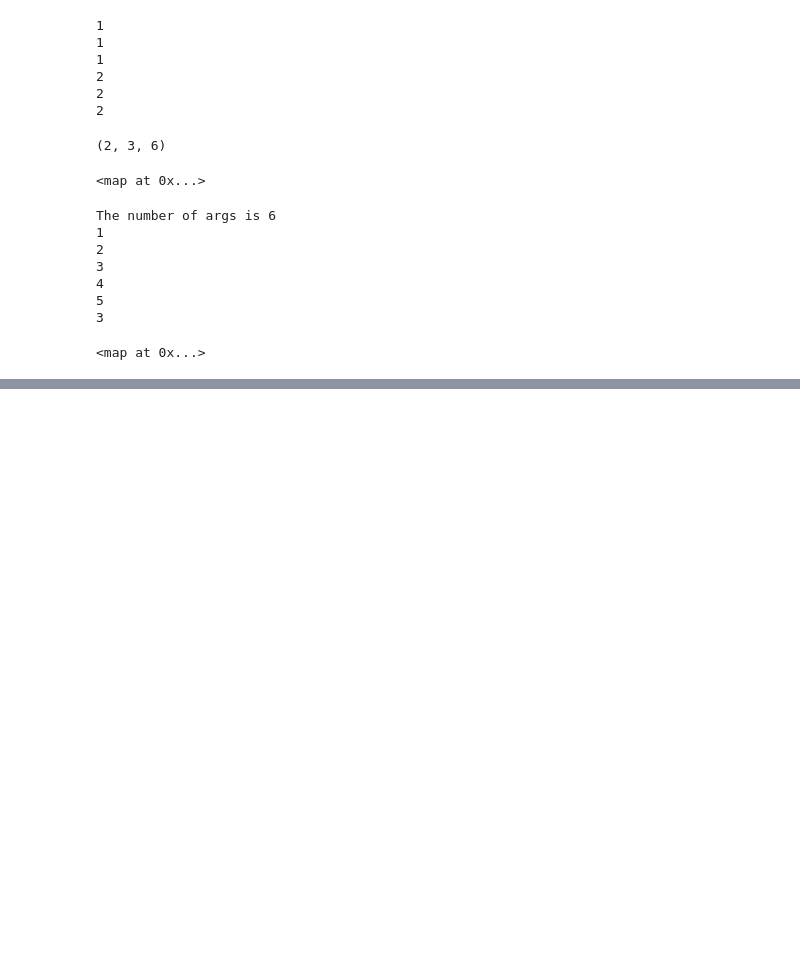
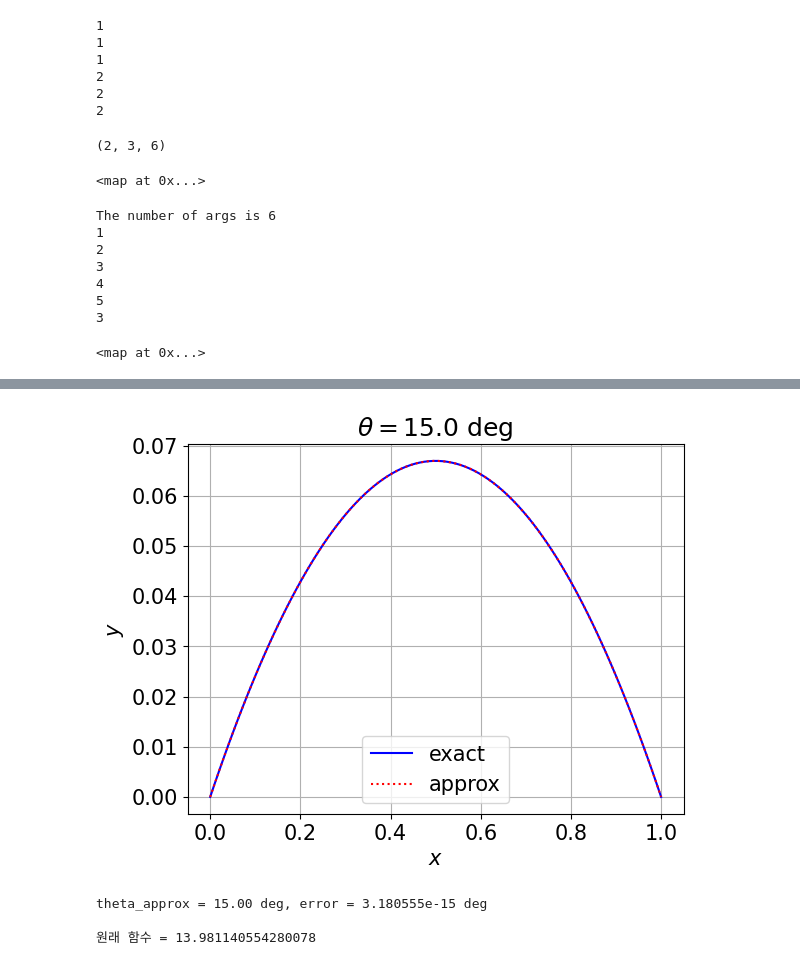
Before and after one commit to La-Folia/Numerical-Analysis, a Jupyter notebook: Integration_of_ODEs/Predictor_corrector_Method.ipynb, the cells around one changed output, grey strips where cells are left out. Drawn from its saved outputs; the diff is of its cells as text; code cells hidden in the pictures; blank space fills up the shorter version.

```diff
--- a/Integration_of_ODEs/Predictor_corrector_Method.ipynb
+++ b/Integration_of_ODEs/Predictor_corrector_Method.ipynb
@@ -137,0 +203,32 @@ map(len, [rows,columns])
+# %%
+v02_g = 2
+x_target = 1
+theta = (np.pi/6) / 2
+
+def F(theta, x, Y): # F = [z, dz/dx]  Y = [y, z]
+    (y, z) = Y
+    F = [z, -1 / (v02_g * np.cos(theta)**2)]
+    return np.array(F) # 미분공식 두개.행렬로 표현
+
+x = np.linspace(0, x_target, 100)
+y_exact = -x**2/(2 * v02_g * np.cos(theta)**2) + np.tan(theta)*x # 원래 주어진 솔루션
+
+Y_0 = np.array([0, np.tan(theta)])
+Y = heun_ode(lambda x, Y: F(theta, x, Y), Y_0, x)
+y_approx = [y for y, z in Y]
+
+
+
+plt.figure()
+
+plt.plot(x, y_exact, "-b", label="exact")
+plt.plot(x, y_approx, ":r", label="approx")
+plt.legend()
+plt.grid()
+plt.xlabel("$x$")
+plt.ylabel("$y$")
+plt.title(f"$\\theta = {theta / np.pi * 180}$ deg")
+
+plt.show()
+# %% [output]
+[figure, added]
@@ -137,0 +269,29 @@ map(len, [rows,columns])
+# %%
+v02_g      = 2         # meter
+x_target   = 1         # meter
+theta_init = np.pi / 6 # initial theta = 30deg
+
+def F(theta, x, Y): # F = [z, dz/dx]
+    (y, z) = Y      # Y = [y, z]
+    F = [z, -1/(v02_g * np.cos(theta)**2)]
+    return np.array(F)
+
+def height_at_1m_away(theta):
+    x = np.linspace(0, x_target, 100)
+    Yinit = np.array([0, np.tan(theta)]) # Y0 = [y0 = 0, z0 = tanθ]
+    Y = heun_ode(lambda x, Y: F(theta, x, Y), Yinit, x)
+    y = Y[-1][0] #최종 값, 최종으로 1일때의, 값
+    return y
+
+# we would like to solve height_at_1m_away(theta) = 0 m
+theta_approx = secant_while(height_at_1m_away, (theta_init, theta_init - 0.1),
+                            lambda i, xy, dx: abs(dx) >= 1e-7 * abs(xy[0]))
+
+print("""
+theta_approx = {:.2f} deg, error = {:e} deg
+""".format(theta_approx * 180/np.pi, abs(theta_approx - np.pi / 12) * 180/np.pi))
+print("원래 함수 = {}".format(height_at_1m_away(theta_init)* 180/np.pi))
+# %% [output]
+theta_approx = 15.00 deg, error = 3.180555e-15 deg
+
+원래 함수 = 13.981140554280078
```
Also changed, not shown: parts of 11 cells of this notebook, 2 other files.
